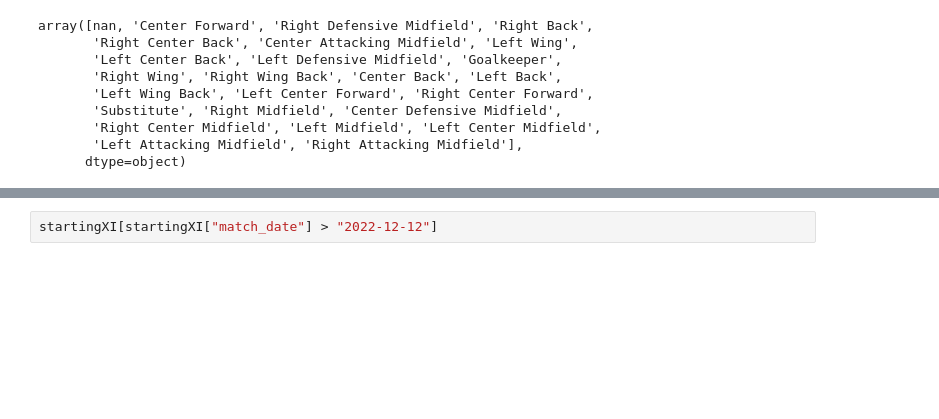
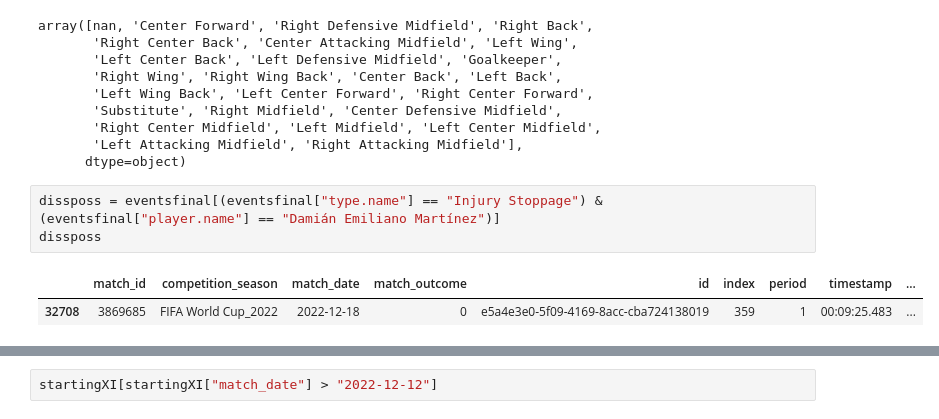
Before and after one commit to tomasnp/Datacamp, a Jupyter notebook: fetch.ipynb, the cells around one changed output, grey strips where cells are left out. Saved outputs shown, nothing was run; the diff lists cells and outputs as text; blank space fills up the shorter version.

```diff
--- a/fetch.ipynb
+++ b/fetch.ipynb
@@ -323,6 +351,12 @@ array([nan, 'Center Forward', 'Right Defensive Midfield', 'Right Back',
        'Right Center Midfield', 'Left Midfield', 'Left Center Midfield',
        'Left Attacking Midfield', 'Right Attacking Midfield'],
       dtype=object)
+# %%
+dissposs = eventsfinal[(eventsfinal["type.name"] == "Injury Stoppage") & (eventsfinal["player.name"] == "Damián Emiliano Martínez")]
+dissposs
+# %% [output]
+|  | match_id | competition_season | match_date | match_outcome | id | index | period | timestamp | ... |
+| 32708 | 3869685 | FIFA World Cup_2022 | 2022-12-18 | 0 | e5a4e3e0-5f09-4169-8acc-cba724138019 | 359 | 1 | 00:09:25.483 | ... |
 # %%
 pass_griezmann = events[(events["player.name"] == "Antoine Griezmann") & (events["type.name"] == "Pass") & (events["match_date"] == "2022-12-18")]
 pass_griezmann.shape
```
Also changed, not shown: parts of 19 cells of this notebook.
